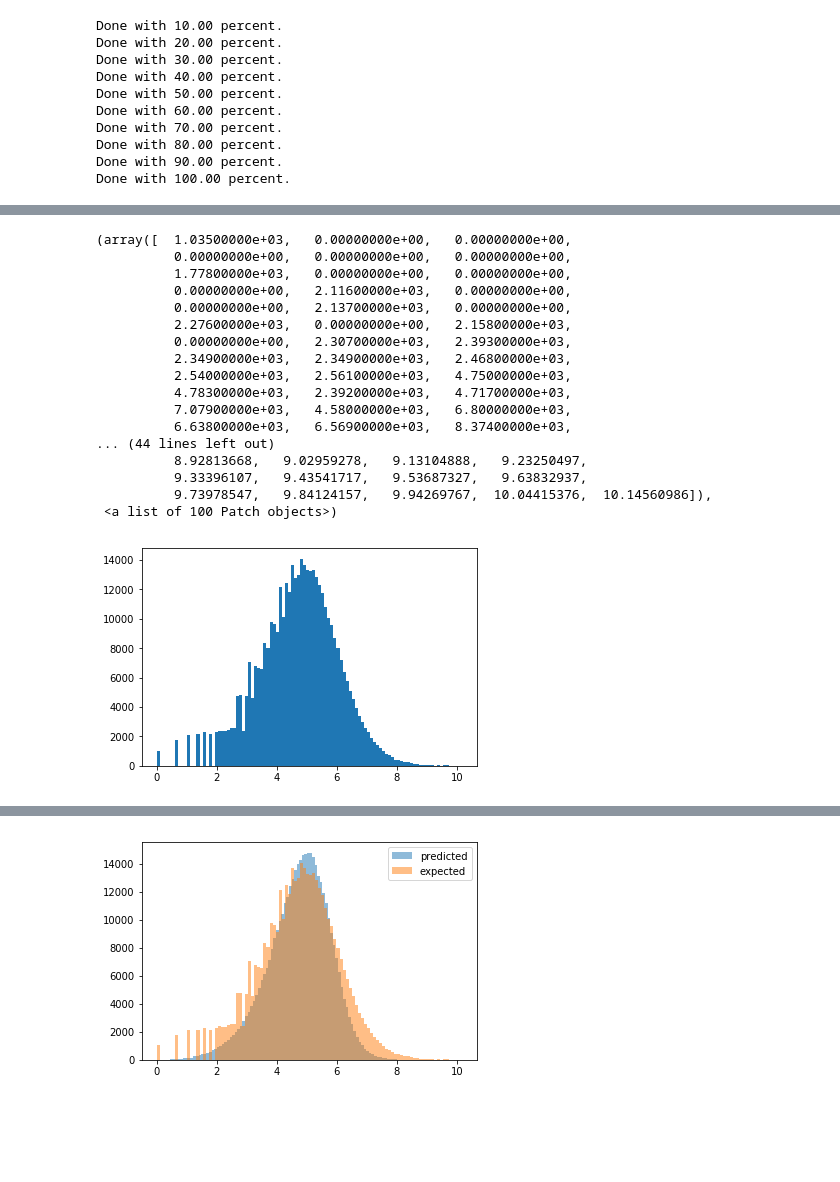
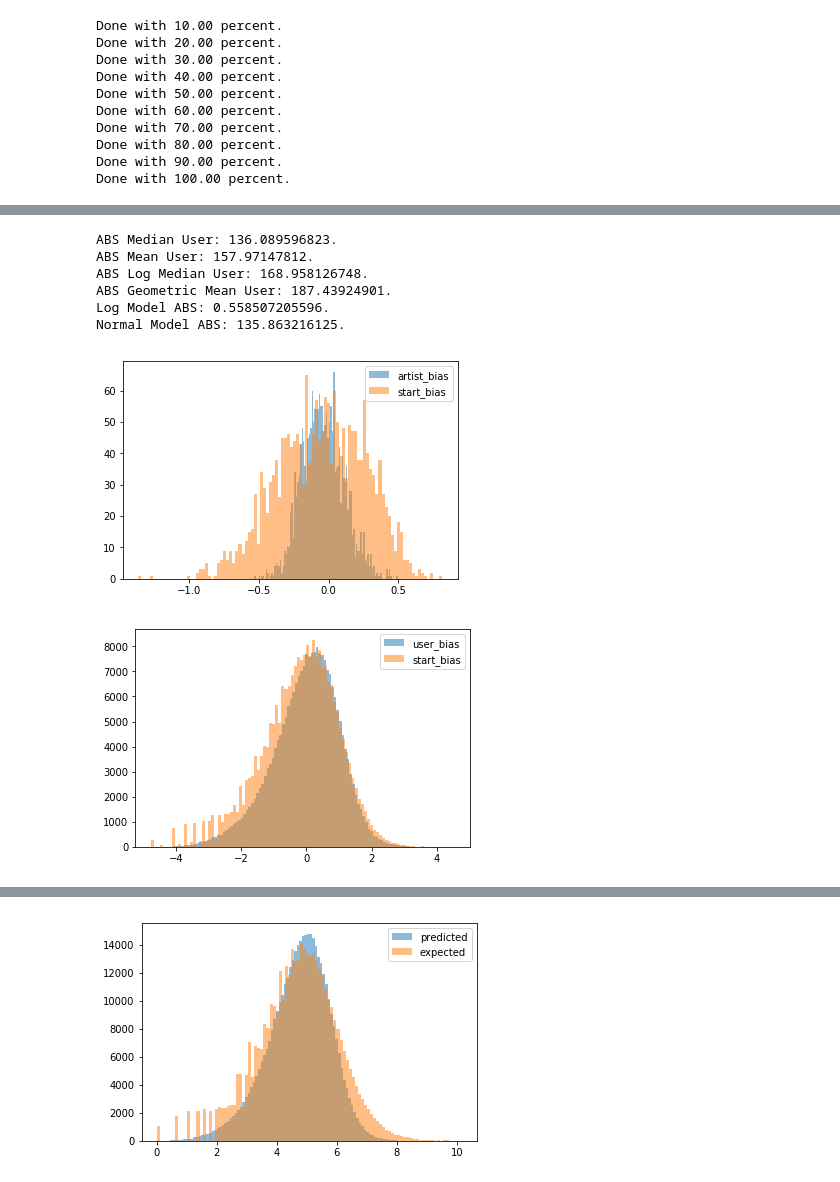
Before and after one commit to kandluis/ipython, a Jupyter notebook: Wikipedia API.ipynb, the cells around one changed output, grey strips where cells are left out. Drawn from its saved outputs; the diff is of its cells as text; code cells hidden in the pictures; blank space fills up the shorter version.

```diff
--- a/Wikipedia API.ipynb
+++ b/Wikipedia API.ipynb
@@ -859,21 +732,0 @@ plt.hist(p_l, bins = 100)
-# %%
-plt.hist(e_l, bins=100)
-# %% [output]
-(array([  1.03500000e+03,   0.00000000e+00,   0.00000000e+00,
-          0.00000000e+00,   0.00000000e+00,   0.00000000e+00,
-          1.77800000e+03,   0.00000000e+00,   0.00000000e+00,
-          0.00000000e+00,   2.11600000e+03,   0.00000000e+00,
-          0.00000000e+00,   2.13700000e+03,   0.00000000e+00,
-          2.27600000e+03,   0.00000000e+00,   2.15800000e+03,
-          0.00000000e+00,   2.30700000e+03,   2.39300000e+03,
-          2.34900000e+03,   2.34900000e+03,   2.46800000e+03,
-          2.54000000e+03,   2.56100000e+03,   4.75000000e+03,
-          4.78300000e+03,   2.39200000e+03,   4.71700000e+03,
-          7.07900000e+03,   4.58000000e+03,   6.80000000e+03,
-          6.63800000e+03,   6.56900000e+03,   8.37400000e+03,
-... (44 lines left out)
-          8.92813668,   9.02959278,   9.13104888,   9.23250497,
-          9.33396107,   9.43541717,   9.53687327,   9.63832937,
-          9.73978547,   9.84124157,   9.94269767,  10.04415376,  10.14560986]),
- <a list of 100 Patch objects>)
-[figure, removed]
@@ -879,0 +739,3 @@ plt.hist(e_l, bins=100)
+# %%
+user_median_bias = user_median['log_plays'] - train_set['log_plays'].quantile(.5)
+artist_median_bias = artist_median['log_plays'] - train_set['log_plays'].quantile(.5)
@@ -879,0 +762,30 @@ plt.hist(e_l, bins=100)
+# %%
+# Calculate ABS for all of the above.
+print "ABS Median User: %s." % absolute_error(median_preds, np.array(validation_set['plays']))
+print "ABS Mean User: %s." % absolute_error(mean_preds, np.array(validation_set['plays']))
+print "ABS Log Median User: %s." % absolute_error(geometric_median_preds, e_l)
+print "ABS Geometric Mean User: %s." % absolute_error(geometric_mean_preds, e_l)
+# Our model loss.
+print "Log Model ABS: %s." % absolute_error(p_l, e_l)
+print "Normal Model ABS: %s." % absolute_error(np.exp(p_l), validation_set['plays'])
+# %% [output]
+ABS Median User: 136.089596823.
+ABS Mean User: 157.97147812.
+ABS Log Median User: 168.958126748.
+ABS Geometric Mean User: 187.43924901.
+Log Model ABS: 0.558507205596.
+Normal Model ABS: 135.863216125.
+# %%
+plt.hist(model_last_logs._mu_artist.values(),bins = 100, alpha=0.5, label="artist_bias")
+plt.hist(artist_median_bias, bins=100, alpha=0.5, label="start_bias")
+plt.legend(loc='upper right')
+plt.show()
+# %% [output]
+[figure, added]
+# %%
+plt.hist(model_last_logs._mu_user.values(),bins = 100, alpha=0.5, label="user_bias")
+plt.hist(user_median_bias, bins=100, alpha=0.5, label="start_bias")
+plt.legend(loc='upper right')
+plt.show()
+# %% [output]
+[figure, added]
```
Also changed, not shown: parts of 70 cells of this notebook, 1 other file.
